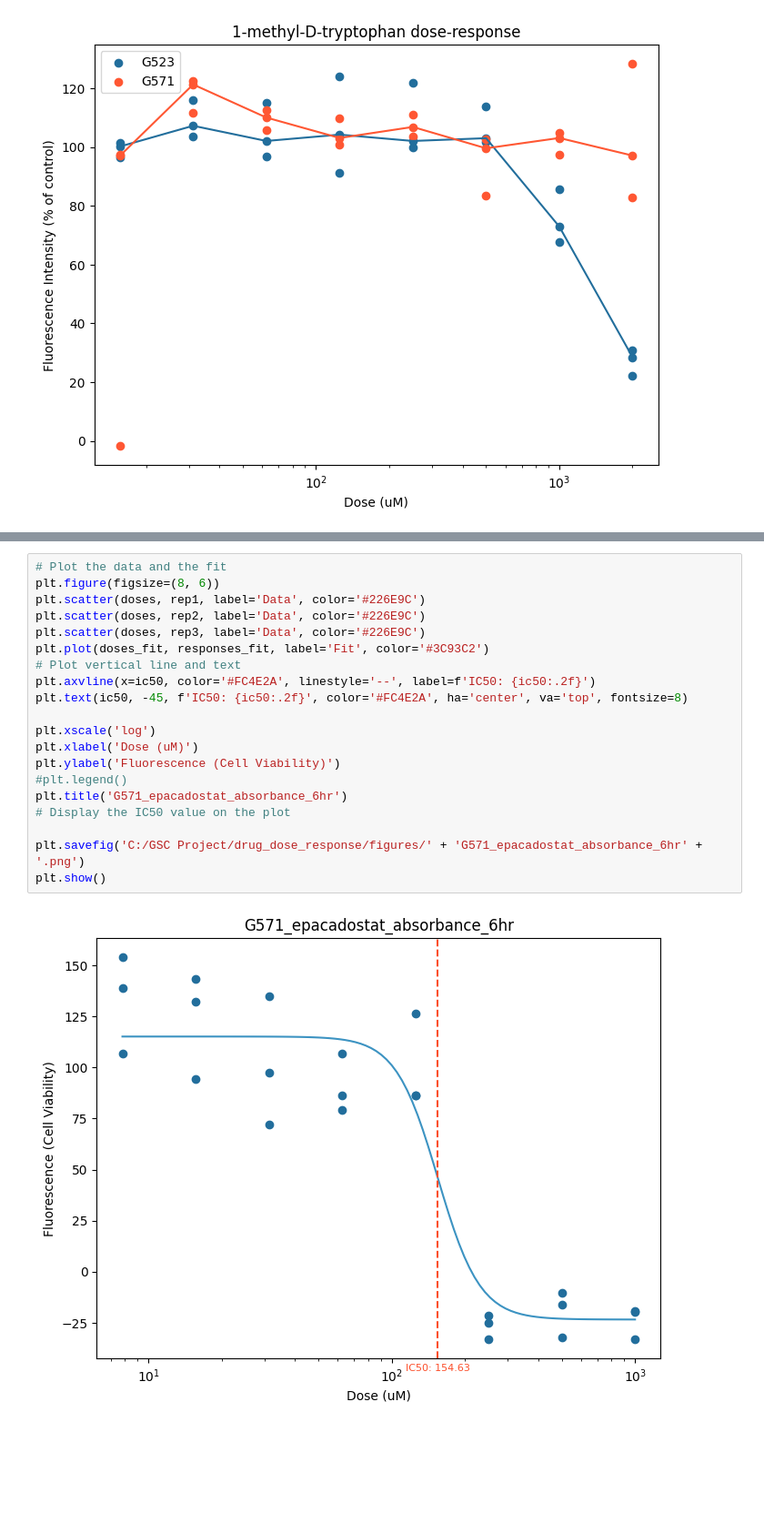
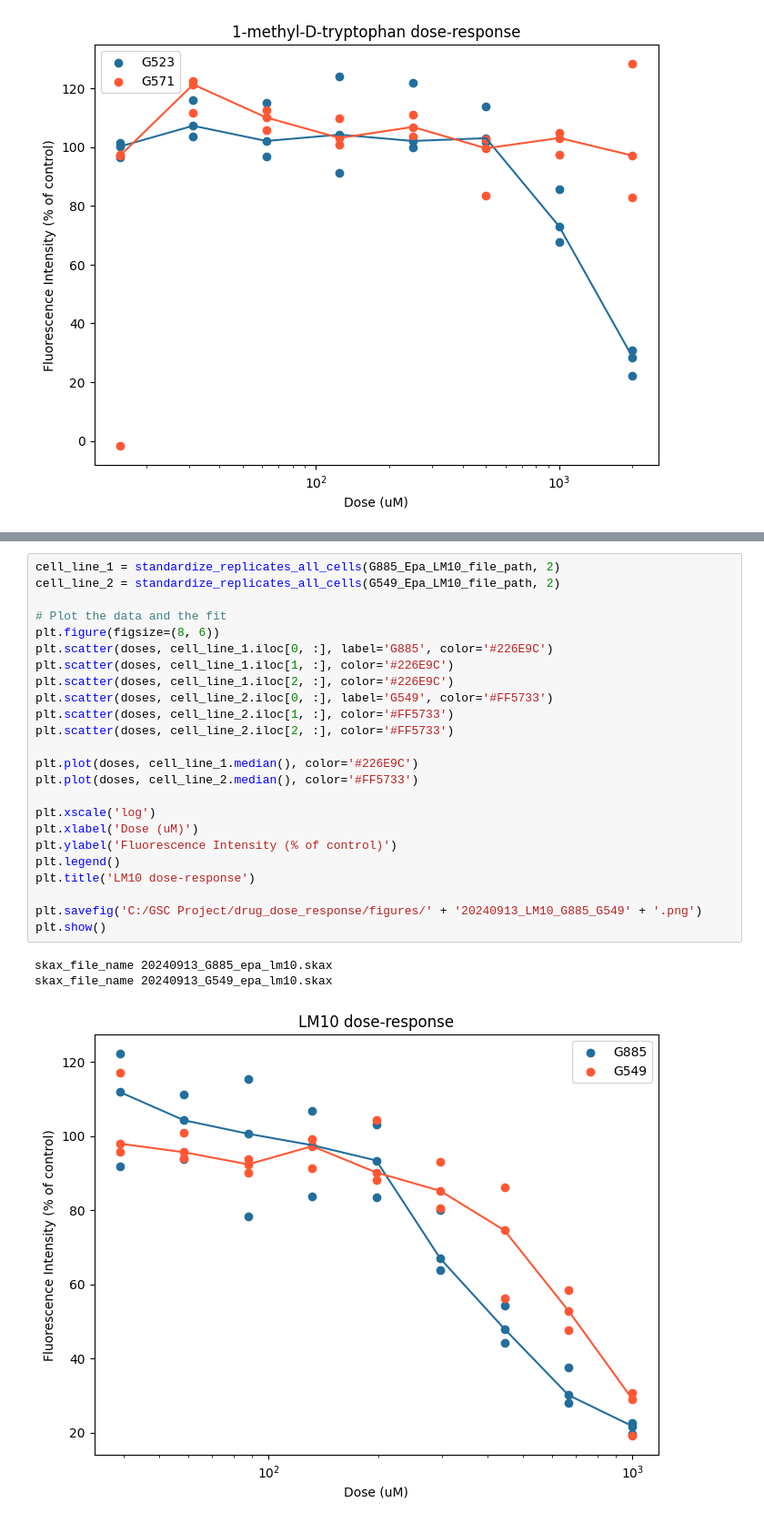
Before and after one commit to jess-xia/drug_dose_response, a Jupyter notebook: dose_response_alamar_triplicate.ipynb, the cells around one changed output, grey strips where cells are left out. Shown: that part at 91% size. Drawn from its saved outputs; the diff is of its cells as text; blank space fills up the shorter version.

Commit message:
Generated plots to plots to keep

```diff
--- a/dose_response_alamar_triplicate.ipynb
+++ b/dose_response_alamar_triplicate.ipynb
@@ -602,22 +319,28 @@ IC50: 151.81975233006136
 # %%
+cell_line_1 = standardize_replicates_all_cells(G885_Epa_LM10_file_path, 2)
+cell_line_2 = standardize_replicates_all_cells(G549_Epa_LM10_file_path, 2)
+
 # Plot the data and the fit
 plt.figure(figsize=(8, 6))
-plt.scatter(doses, rep1, label='Data', color='#226E9C')
-plt.scatter(doses, rep2, label='Data', color='#226E9C')
-plt.scatter(doses, rep3, label='Data', color='#226E9C')
-plt.plot(doses_fit, responses_fit, label='Fit', color='#3C93C2')
-# Plot vertical line and text
-plt.axvline(x=ic50, color='#FC4E2A', linestyle='--', label=f'IC50: {ic50:.2f}')
-plt.text(ic50, -45, f'IC50: {ic50:.2f}', color='#FC4E2A', ha='center', va='top', fontsize=8)
+plt.scatter(doses, cell_line_1.iloc[0, :], label='G885', color='#226E9C')
+plt.scatter(doses, cell_line_1.iloc[1, :], color='#226E9C')
+plt.scatter(doses, cell_line_1.iloc[2, :], color='#226E9C')
+plt.scatter(doses, cell_line_2.iloc[0, :], label='G549', color='#FF5733')
+plt.scatter(doses, cell_line_2.iloc[1, :], color='#FF5733')
+plt.scatter(doses, cell_line_2.iloc[2, :], color='#FF5733')
+
+plt.plot(doses, cell_line_1.median(), color='#226E9C')
+plt.plot(doses, cell_line_2.median(), color='#FF5733')
 
 plt.xscale('log')
 plt.xlabel('Dose (uM)')
-plt.ylabel('Fluorescence (Cell Viability)')
-#plt.legend()
-plt.title('G571_epacadostat_absorbance_6hr')
-# Display the IC50 value on the plot
+plt.ylabel('Fluorescence Intensity (% of control)')
+plt.legend()
+plt.title('LM10 dose-response')
 
-plt.savefig('C:/GSC Project/drug_dose_response/figures/' + 'G571_epacadostat_absorbance_6hr' + '.png')
+plt.savefig('C:/GSC Project/drug_dose_response/figures/' + '20240913_LM10_G885_G549' + '.png')
 plt.show()
 # %% [output]
+skax_file_name 20240913_G885_epa_lm10.skax
+skax_file_name 20240913_G549_epa_lm10.skax
-[figure, old version]
+[figure, new version]
```
Also changed, not shown: parts of 43 cells of this notebook.
